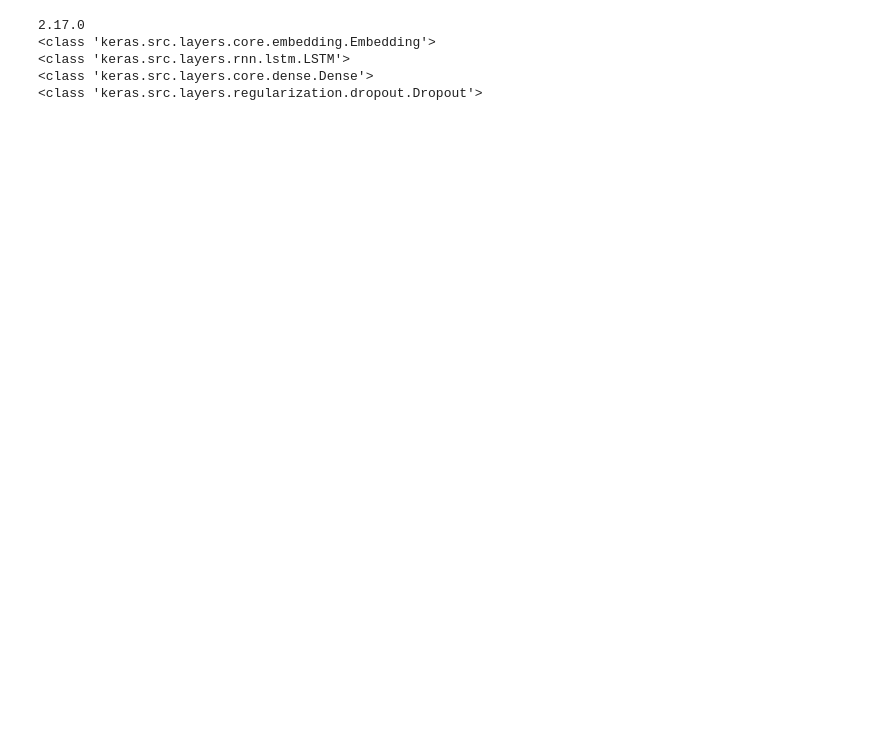
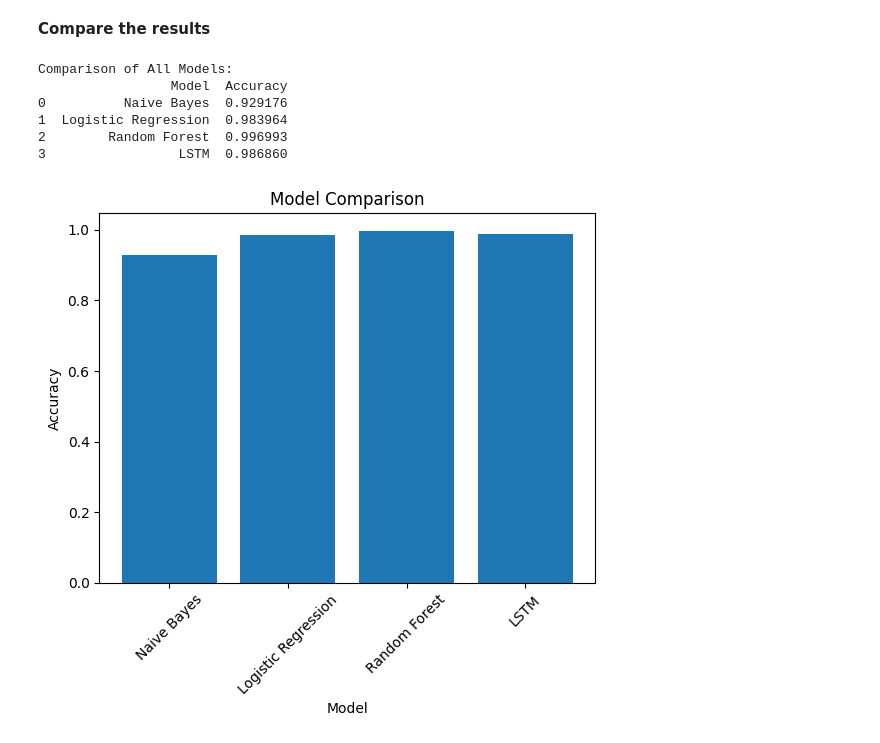
Before and after one commit to Mojoryson/Notebooks, a Jupyter notebook: Fake_news/Fake_News.ipynb, the cells around one changed output. Saved outputs shown, nothing was run; the diff lists cells and outputs as text; code cells hidden in the pictures; blank space fills up the shorter version.

```diff
--- a/Fake_news/Fake_News.ipynb
+++ b/Fake_news/Fake_News.ipynb
@@ -74,32 +152,24 @@ Experiment with Other Models
 # %%
-from keras.models import Sequential
-from keras.layers import Embedding, LSTM, Dense, Dropout
-from keras.preprocessing.sequence import pad_sequences
-from keras.preprocessing.text import Tokenizer
-# Tokenize text
-tokenizer = Tokenizer(num_words=5000)
-tokenizer.fit_on_texts(X_train)
-
-X_train_seq = tokenizer.texts_to_sequences(X_train)
-X_test_seq = tokenizer.texts_to_sequences(X_test)
-
-# Pad sequences
+# Prepare padded sequences for LSTM
 X_train_pad = pad_sequences(X_train_seq, maxlen=200)
 X_test_pad = pad_sequences(X_test_seq, maxlen=200)
 
-# Build an LSTM model
-model = Sequential([
+# Define and train an LSTM model
+lstm_model = Sequential([
     Embedding(input_dim=5000, output_dim=128, input_length=200),
     LSTM(128, return_sequences=True),
     Dropout(0.2),
     LSTM(64),
     Dense(1, activation='sigmoid')
 ])
+lstm_model.compile(optimizer='adam', loss='binary_crossentropy', metrics=['accuracy'])
+history = lstm_model.fit(X_train_pad, y_train, validation_data=(X_test_pad, y_test), epochs=3, batch_size=64)
 
-model.compile(optimizer='adam', loss='binary_crossentropy', metrics=['accuracy'])
-model.fit(X_train_pad, y_train, validation_data=(X_test_pad, y_test), epochs=3, batch_size=64)
+# Evaluate the LSTM model
+loss, accuracy = lstm_model.evaluate(X_test_pad, y_test)
+print(f"\nModel: LSTM")
+print(f"Accuracy: {accuracy:.2f}")
 
-# Evaluate
-loss, accuracy = model.evaluate(X_test_pad, y_test)
-print(f"Accuracy: {accuracy}")
+# Add to results
+results.append({"Model": "LSTM", "Accuracy": accuracy})
 # %% [output]
@@ -125,14 +186,25 @@ from keras.layers import Embedding, LSTM, Dense, Dropout
-# %%
-import tensorflow as tf
-from keras.layers import Embedding, LSTM, Dense, Dropout
-print(tf.__version__)
-print(Embedding)
-print(LSTM)
-print(Dense)
-print(Dropout)
-# %% [output]
-2.17.0
-<class 'keras.src.layers.core.embedding.Embedding'>
-<class 'keras.src.layers.rnn.lstm.LSTM'>
-<class 'keras.src.layers.core.dense.Dense'>
-<class 'keras.src.layers.regularization.dropout.Dropout'>
+# %% [markdown]
+**Compare the results**
+# %%
+# Create a summary DataFrame
+results_df = pd.DataFrame(results)
+print("\nComparison of All Models:")
+print(results_df)
+
+# Visualize results
+import matplotlib.pyplot as plt
+
+plt.bar(results_df["Model"], results_df["Accuracy"])
+plt.xlabel("Model")
+plt.ylabel("Accuracy")
+plt.title("Model Comparison")
+plt.xticks(rotation=45)
+plt.show()
+# %% [output]
+Comparison of All Models:
+                 Model  Accuracy
+0          Naive Bayes  0.929176
+1  Logistic Regression  0.983964
+2        Random Forest  0.996993
+3                 LSTM  0.986860
+[figure, added]
```
Also changed, not shown: parts of 20 cells of this notebook.
